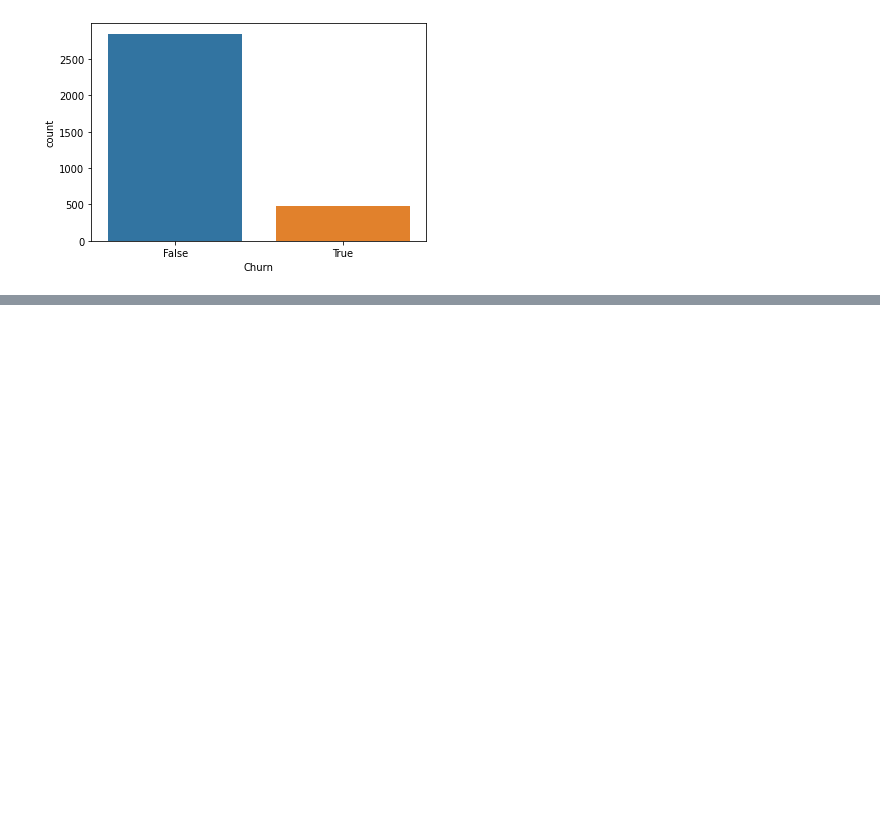
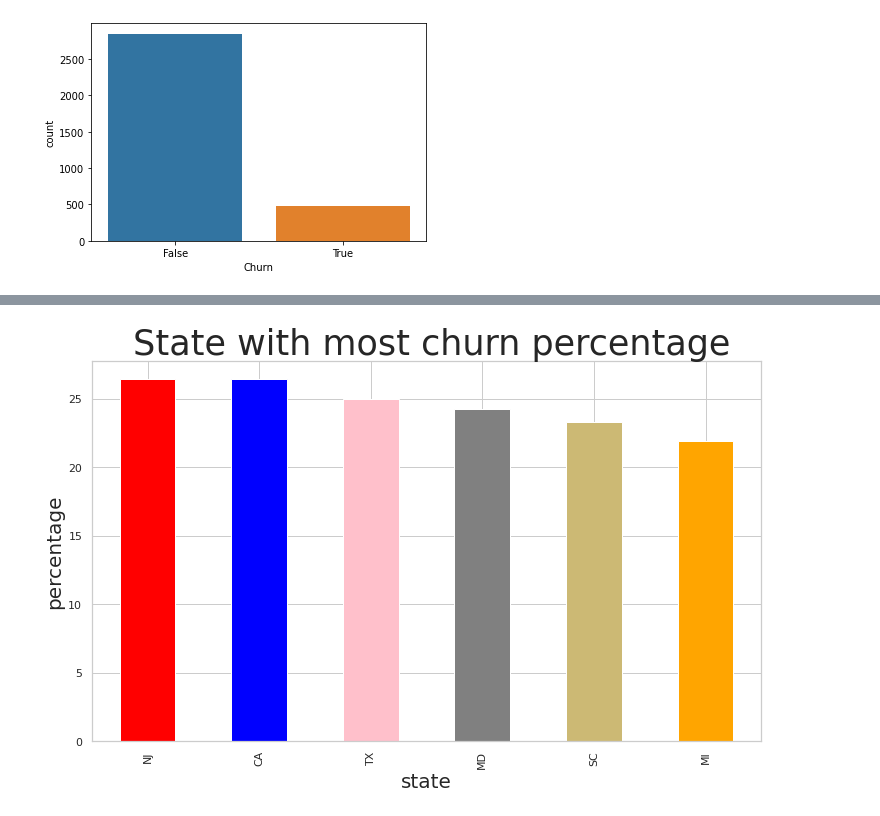
Before and after one commit to Ankitgpt357/EDA-telecom_churn-analysis2, a Jupyter notebook: My_EDA_telecom_churn_analysis.ipynb, the cells around one changed output, grey strips where cells are left out. Cells and saved outputs as stored; diff of their text form; code cells hidden in the pictures; blank space fills up the shorter version.

```diff
--- a/My_EDA_telecom_churn_analysis.ipynb
+++ b/My_EDA_telecom_churn_analysis.ipynb
@@ -335,0 +365,10 @@ sns.countplot(x=telecom.Churn)
+# %%
+plt.rcParams['figure.figsize'] = (12, 7)
+color = plt.cm.copper(np.linspace(0, 0.5, 20))
+((telecom.groupby(['State'])['Churn'].mean())*100).sort_values(ascending = False).head(6).plot.bar(color = ['red','blue','pink','grey','y','orange','r'])
+plt.title(" State with most churn percentage", fontsize = 35)
+plt.xlabel('state', fontsize = 20)
+plt.ylabel('percentage', fontsize = 20)
+plt.show()
+# %% [output]
+[figure, added]
```
Also changed, not shown: parts of 6 cells of this notebook.
